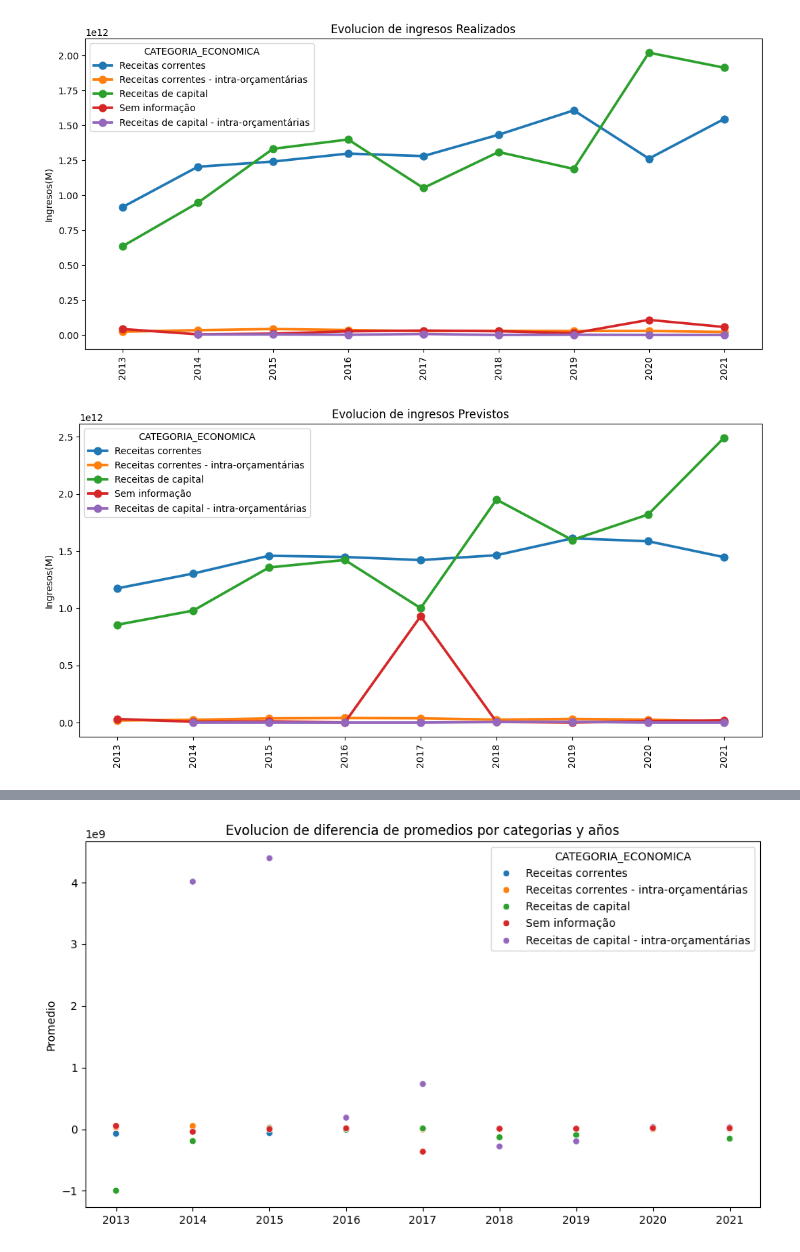
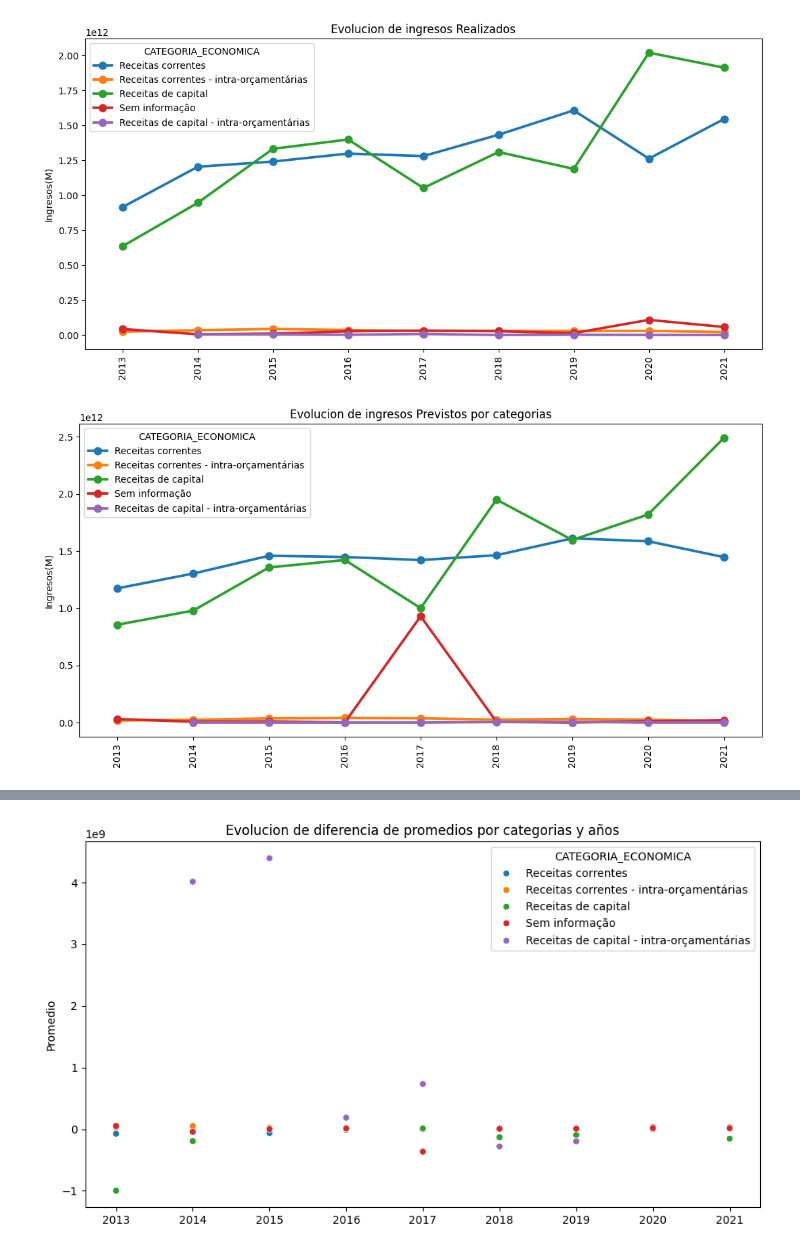
Before and after one commit to santiagorodriguez-dev/Proyecto2-EDA-Ingresos-Publicos-Brasil, a Jupyter notebook: notebooks/Fase_3_Analisis_Visulizacion.ipynb, the cells around one changed output, grey strips where cells are left out. Saved outputs shown, nothing was run; the diff lists cells and outputs as text; code cells hidden in the pictures.

```diff
--- a/notebooks/Fase_3_Analisis_Visulizacion.ipynb
+++ b/notebooks/Fase_3_Analisis_Visulizacion.ipynb
@@ -224,19 +224,19 @@ plt.show()
 # %%
 plt.figure(figsize = (13,6))
 
 sns.pointplot(
             x="ANIO_LANZAMIENTO",
             y="VALOR_PREVISTO_ACTUALIZADO",
             data=df_ingresos_tiempo_pre,
             palette="tab10",
             hue="CATEGORIA_ECONOMICA",
         )
 
-plt.title("Evolucion de ingresos Previstos")
+plt.title("Evolucion de ingresos Previstos por categorias")
 plt.xlabel("")
 plt.ylabel("Ingresos(M)")
 plt.xticks(rotation=90)
 plt.show()
 # %% [output]
-[figure, old version]
+[figure, new version]
 # %%
```
Also changed, not shown: parts of 4 cells of this notebook, 6 other files.
